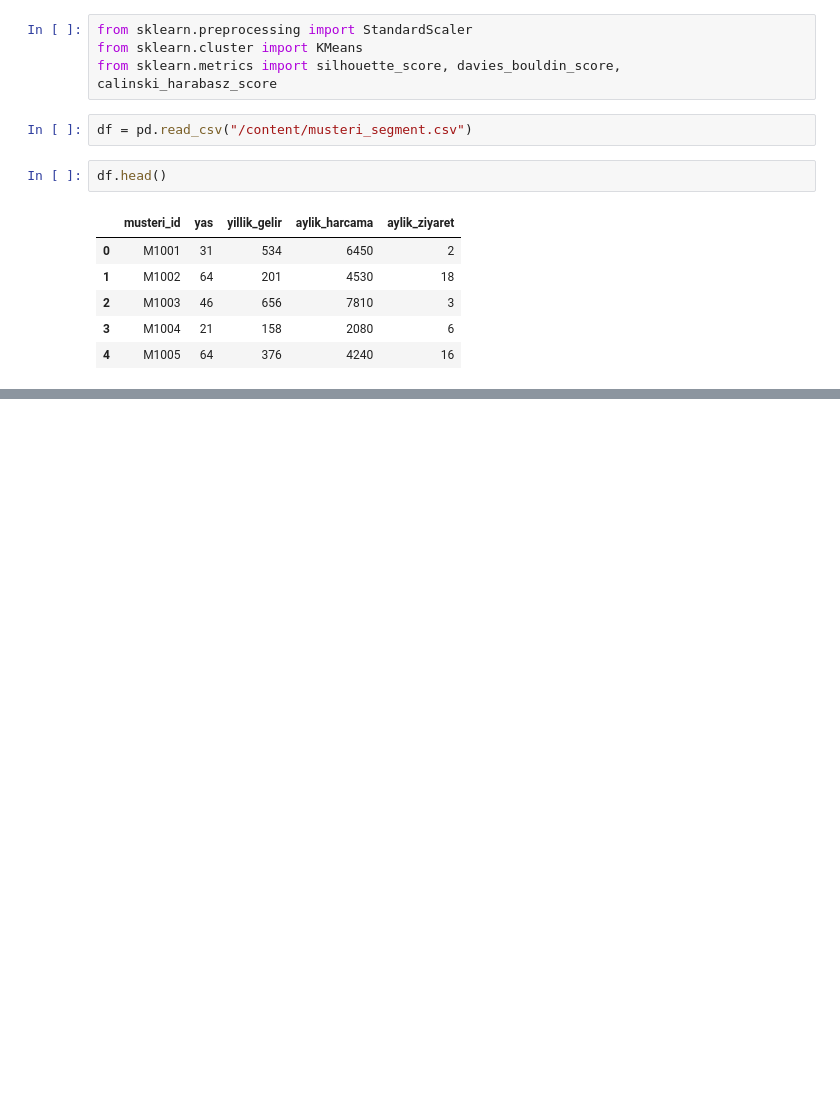
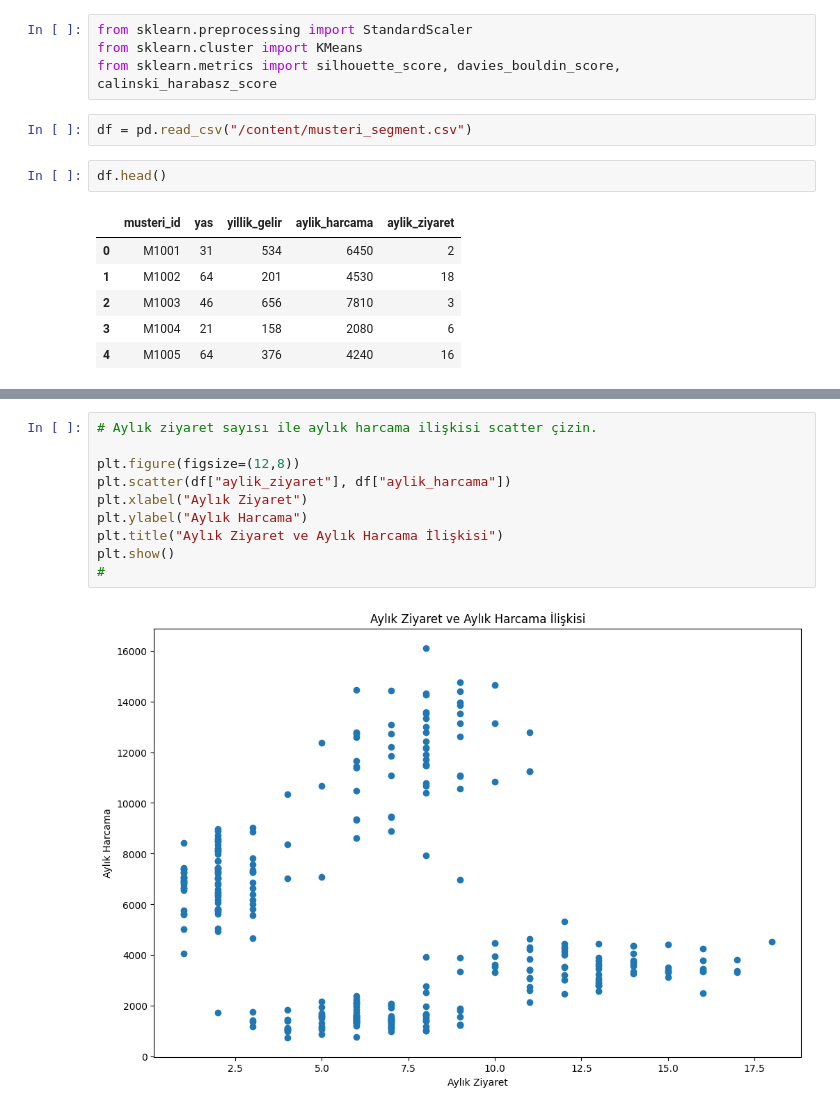
Before and after one commit to europecodingschool/ECS---VB---YZ---08.26, a Jupyter notebook: VB_YZ_Ders_18_1.ipynb, the cells around one changed output, grey strips where cells are left out. Drawn from its saved outputs; the diff is of its cells as text; blank space fills up the shorter version.

```diff
--- a/VB_YZ_Ders_18_1.ipynb
+++ b/VB_YZ_Ders_18_1.ipynb
@@ -22,0 +88,12 @@ df.head()
+# %%
+# Aylık ziyaret sayısı ile aylık harcama ilişkisi scatter çizin.
+
+plt.figure(figsize=(12,8))
+plt.scatter(df["aylik_ziyaret"], df["aylik_harcama"])
+plt.xlabel("Aylık Ziyaret")
+plt.ylabel("Aylık Harcama")
+plt.title("Aylık Ziyaret ve Aylık Harcama İlişkisi")
+plt.show()
+#
+# %% [output]
+[figure, added]
```
Also changed, not shown: parts of 9 cells of this notebook.
